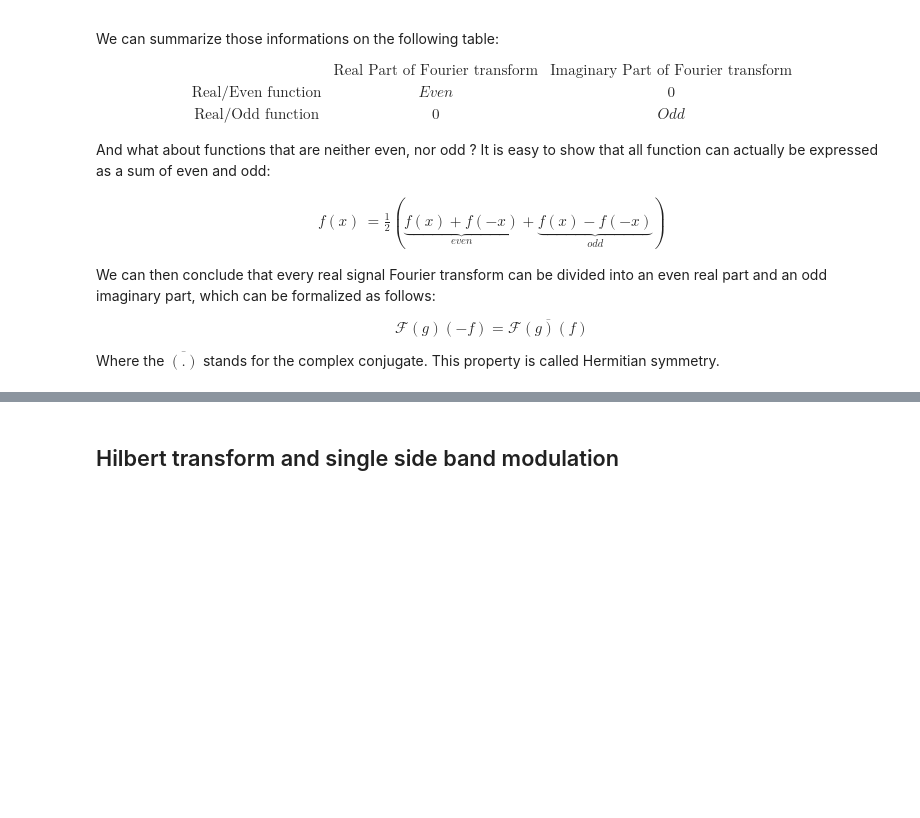
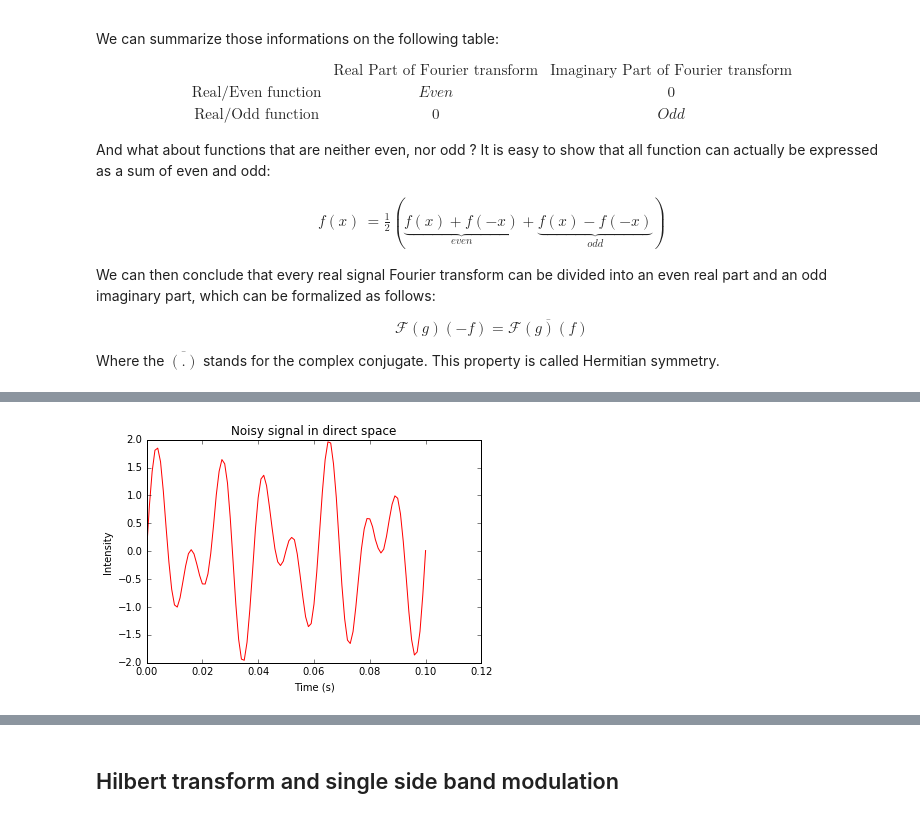
Before and after one commit to pierrepaleo/SignalProcessing-Python, a Jupyter notebook: HilbertTransform.ipynb, the cells around one changed output, grey strips where cells are left out. Saved outputs shown, nothing was run; the diff lists cells and outputs as text; code cells hidden in the pictures; blank space fills up the shorter version.

Commit message:
Handled hermitian symmetry correctly in DFT

```diff
--- a/HilbertTransform.ipynb
+++ b/HilbertTransform.ipynb
@@ -203,0 +122,85 @@ psdSignal = (1./(SAMPLING_FREQ*NB_SAMPLE)) * np.abs(np.fft.fftshift(np.fft.fft(s
+# %%
+"""
+A simple application of Hermitian symmetry : How to generate a real white noise ?
+
+Here, the number of sample if very important, because discrete fourier transform is defined
+such that there will always be a zero frequency term.
+
+In the even case, N/2 th DFT term correspond to \sum_i f(i) e(-j\pi i) = \sum_i f(i) e(+j\pi i)
+which is considered as the negative part of the next periodic spectrum high frequency
+
+In the even case, we have, as seen \sum_i f(i) e(-j\pi i) = \sum_i f(i) e(+j\pi i) = prod_i e(j \pi).
+It can be noticed that a product of a  pure imaginary is real... This term has then a null imaginary part
+
+In the odd case, floor(N/2) stands for positive high frequency and ceil(N/2) for negative high frequency
+
+In practice, this means that there are 2 cases (although index are the same):
+-dft for even number of N samples: [0] : 0 freq, [1:N/2] positive freq, [N/2::] negative freq
+-dft for odd number of N samples: [0] : 0 freq, [1:(N/2)+1] positive freq, [(N/2)+1::] negative freq :
+
+"""
+
+
+SAMPLING_FREQ = 1000.
+NB_SAMPLE = 101
+FSig = 50.
+FSig2 = 80.
+intNoise = 1e-1 #in percentage of signal power
+
+t = np.arange(NB_SAMPLE)/SAMPLING_FREQ
+signal = np.sin(2*np.pi*FSig*t)+np.sin(2*np.pi*FSig2*t)
+
+#handle even/odd length cases
+firstNegIdx = np.int(np.ceil(NB_SAMPLE/2.))
+sPosFreq = len(signal[1:firstNegIdx])
+sNegFreq = len(signal[firstNegIdx::])
+
+#Random noise
+minNoise = -intNoise
+maxNoise = intNoise
+
+#generate a random white noise for negative frequencies
+wnreal = np.random.uniform(minNoise,maxNoise,size=sNegFreq)
+#real part is even
+wnreal = np.concatenate((wnreal[::-1][0:sPosFreq],wnreal))
+#add zero frequency ie DC component
+wnreal = np.concatenate((np.random.uniform(minNoise,maxNoise,size=1),wnreal))
+
+#generate a random white noise for negative frequencies
+wnim = np.random.uniform(minNoise,maxNoise,size=sNegFreq)
+#imaginay part is odd
+wnim = np.concatenate((-wnim[::-1][0:sPosFreq],wnim))
+#DC component is obviously even, imaginary is zero
+wnim = np.concatenate((np.zeros(1),wnim))
+
+#See comment regarding product of pure imaginary
+if( NB_SAMPLE%2 == 0):
+    wnim[NB_SAMPLE/2] = 0
+
+#Actual complex FFT of the noise
+noiseSpectrum = wnreal+1j*wnim
+noiseDirect = np.fft.ifft(noiseSpectrum)
+
+#Check for Hermitian symmetry
+assert( np.isclose(noiseDirect.imag,0).all() )
+
+#Direct Space
+plt.figure(0)
+plt.plot(t,signal+noiseDirect.real,'r')
+plt.title("Noisy signal in direct space")
+plt.xlabel("Time (s)")
+plt.ylabel("Intensity")
+
+#Compute power spectrum density for both noise and signal
+f = np.arange(0.,SAMPLING_FREQ/2.,SAMPLING_FREQ/NB_SAMPLE)
+psdNoise = (1./(SAMPLING_FREQ*NB_SAMPLE)) * np.abs(np.fft.fftshift(noiseSpectrum))**2
+psdSignal = (1./(SAMPLING_FREQ*NB_SAMPLE)) * np.abs(np.fft.fftshift(np.fft.fft(signal)))**2
+
+#Fourier space
+plt.figure(1)
+plt.plot(f,10*np.log10(psdNoise[NB_SAMPLE/2::]))
+plt.plot(f,10*np.log10(psdSignal[NB_SAMPLE/2::]))
+plt.title("Power spectrum density")
+plt.xlabel("Frequency (Hz)")
+plt.ylabel("Power/Frequency (dB/Hz)")
+# %% [output]
@@ -203,0 +208 @@ psdSignal = (1./(SAMPLING_FREQ*NB_SAMPLE)) * np.abs(np.fft.fftshift(np.fft.fft(s
+[figure, added]
```
Also changed, not shown: parts of 2 cells of this notebook.
